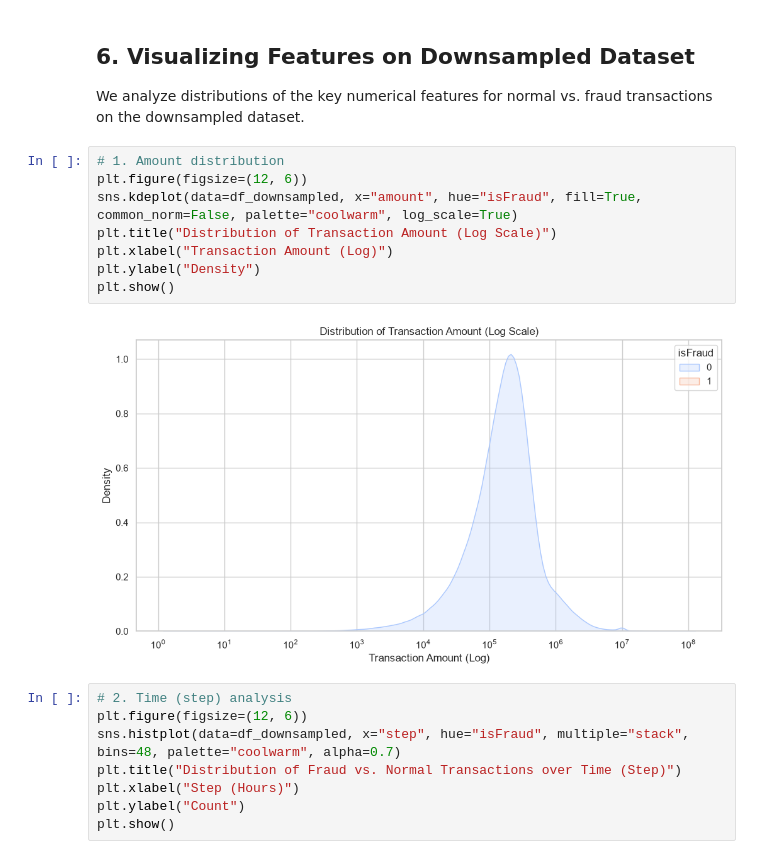
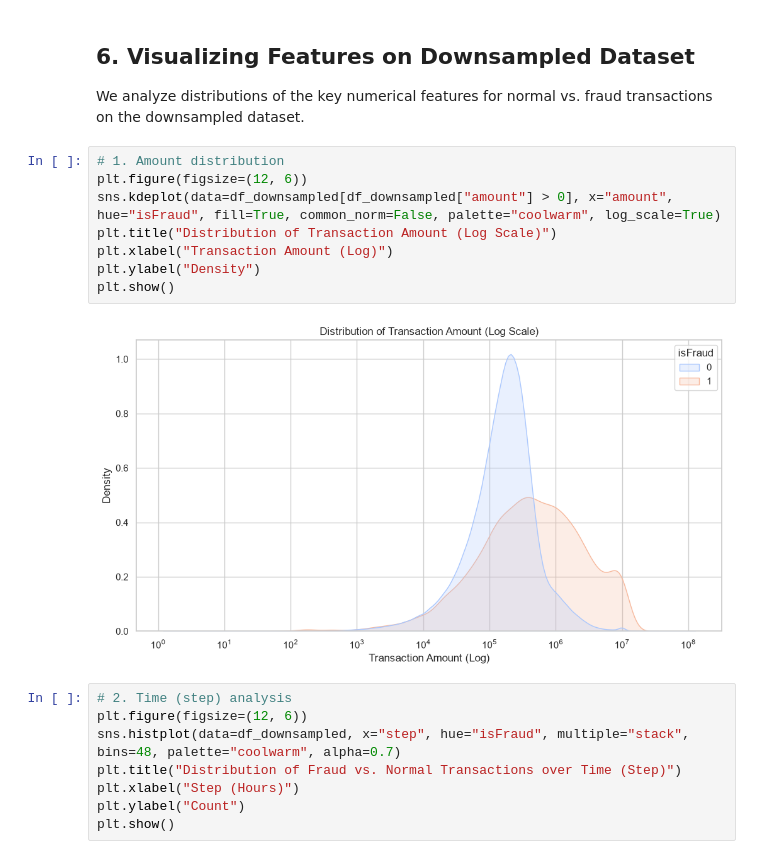
Before and after one commit to uit-25730067-chithanh/CS106-Team09-Fraud-Detection, a Jupyter notebook: draft/fraud-detection/notebooks/01_eda.ipynb, the cells around one changed output. Saved outputs shown, nothing was run; the diff lists cells and outputs as text.

Commit message:
fix(phase01): resolve seaborn palette and zero-variance warnings in EDA notebook

```diff
--- a/draft/fraud-detection/notebooks/01_eda.ipynb
+++ b/draft/fraud-detection/notebooks/01_eda.ipynb
@@ -148,13 +145,13 @@ We analyze distributions of the key numerical features for normal vs. fraud tran
 # %%
 # 1. Amount distribution
 plt.figure(figsize=(12, 6))
-sns.kdeplot(data=df_downsampled, x="amount", hue="isFraud", fill=True, common_norm=False, palette="coolwarm", log_scale=True)
+sns.kdeplot(data=df_downsampled[df_downsampled["amount"] > 0], x="amount", hue="isFraud", fill=True, common_norm=False, palette="coolwarm", log_scale=True)
 plt.title("Distribution of Transaction Amount (Log Scale)")
 plt.xlabel("Transaction Amount (Log)")
 plt.ylabel("Density")
 plt.show()
 # %% [output]
-[figure, old version]
+[figure, new version]
 # %%
 # 2. Time (step) analysis
 plt.figure(figsize=(12, 6))
```
Also changed, not shown: parts of 2 cells of this notebook.
